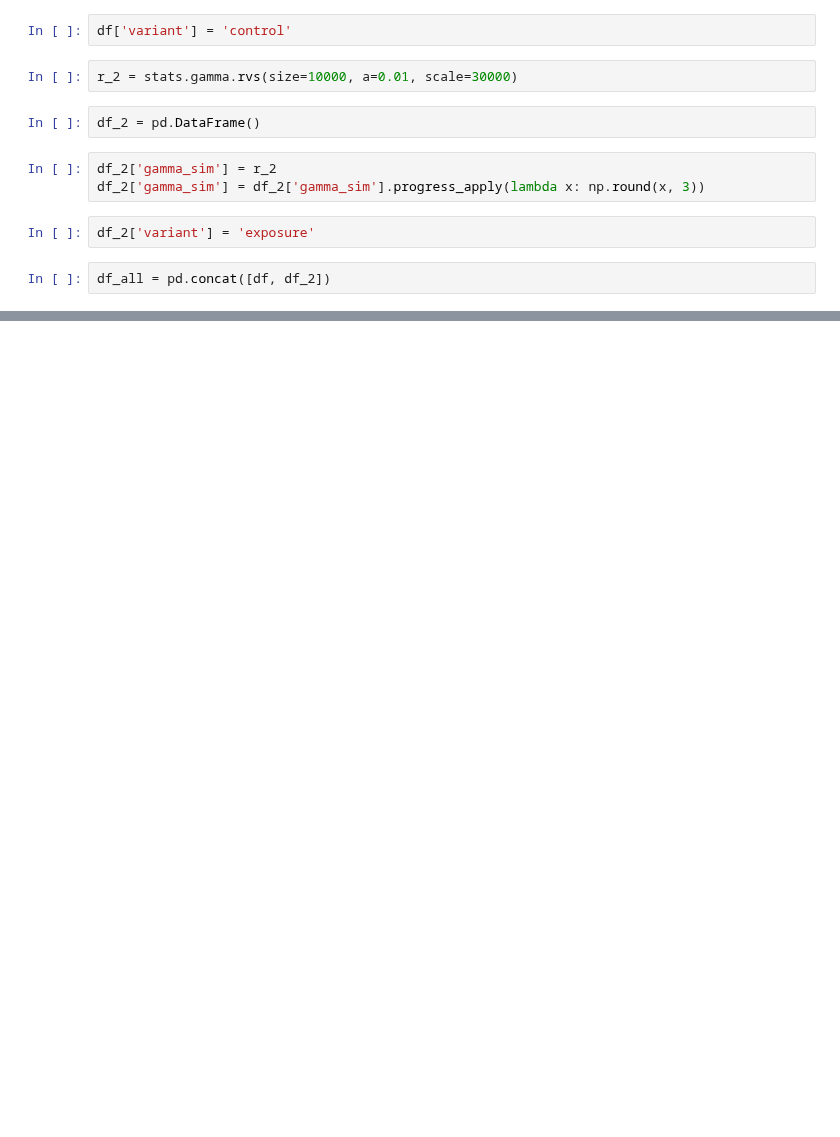
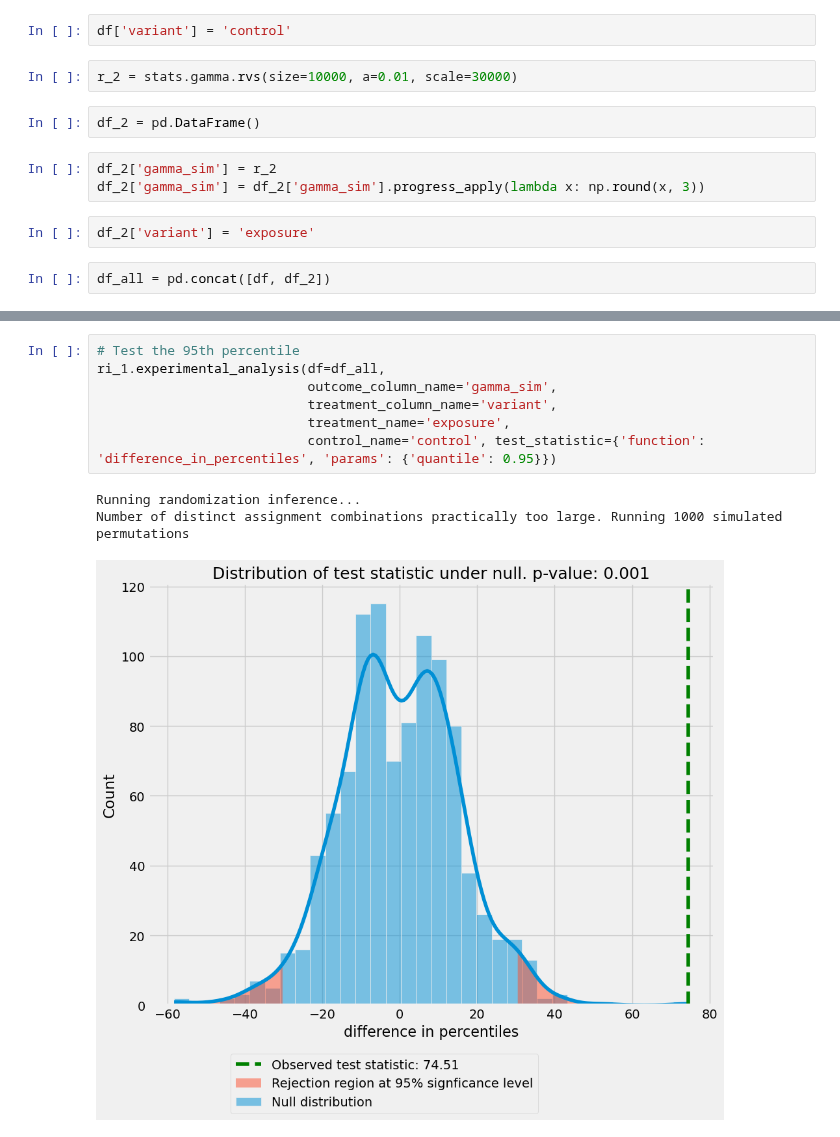
Before and after one commit to dokeeffe87/stats_utils, a Jupyter notebook: notebooks/scratch_work/dev_simulate_skewed_distribution.ipynb, the cells around one changed output, grey strips where cells are left out. Saved outputs shown, nothing was run; the diff lists cells and outputs as text; blank space fills up the shorter version.

```diff
--- a/notebooks/scratch_work/dev_simulate_skewed_distribution.ipynb
+++ b/notebooks/scratch_work/dev_simulate_skewed_distribution.ipynb
@@ -127,0 +222,11 @@ sns.boxplot(data=df_all, x='gamma_sim', hue='variant', height=6, aspect=1.2)
+# %%
+# Test the 95th percentile
+ri_1.experimental_analysis(df=df_all,
+                           outcome_column_name='gamma_sim',
+                           treatment_column_name='variant',
+                           treatment_name='exposure',
+                           control_name='control', test_statistic={'function': 'difference_in_percentiles', 'params': {'quantile': 0.95}})
+# %% [output]
+Running randomization inference...
+Number of distinct assignment combinations practically too large. Running 1000 simulated permutations
+[figure, added]
```
Also changed, not shown: parts of 133 cells of this notebook, 2 other files.
